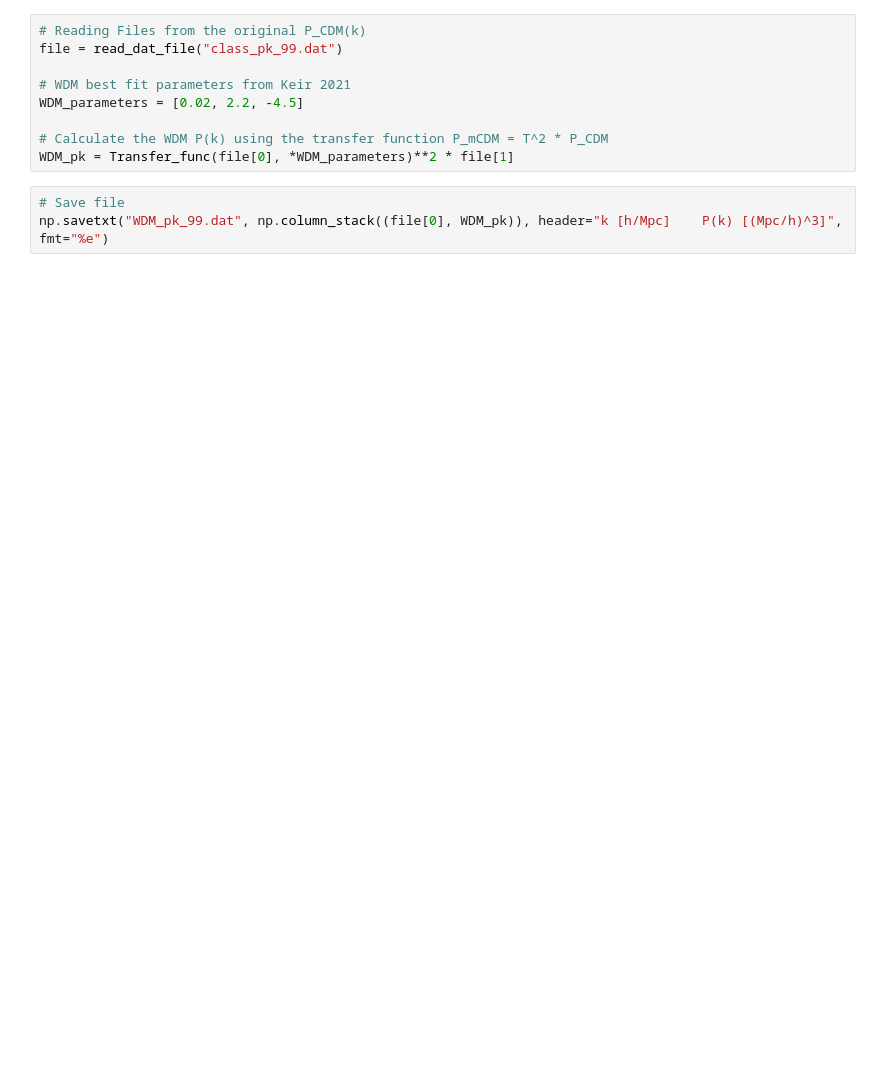
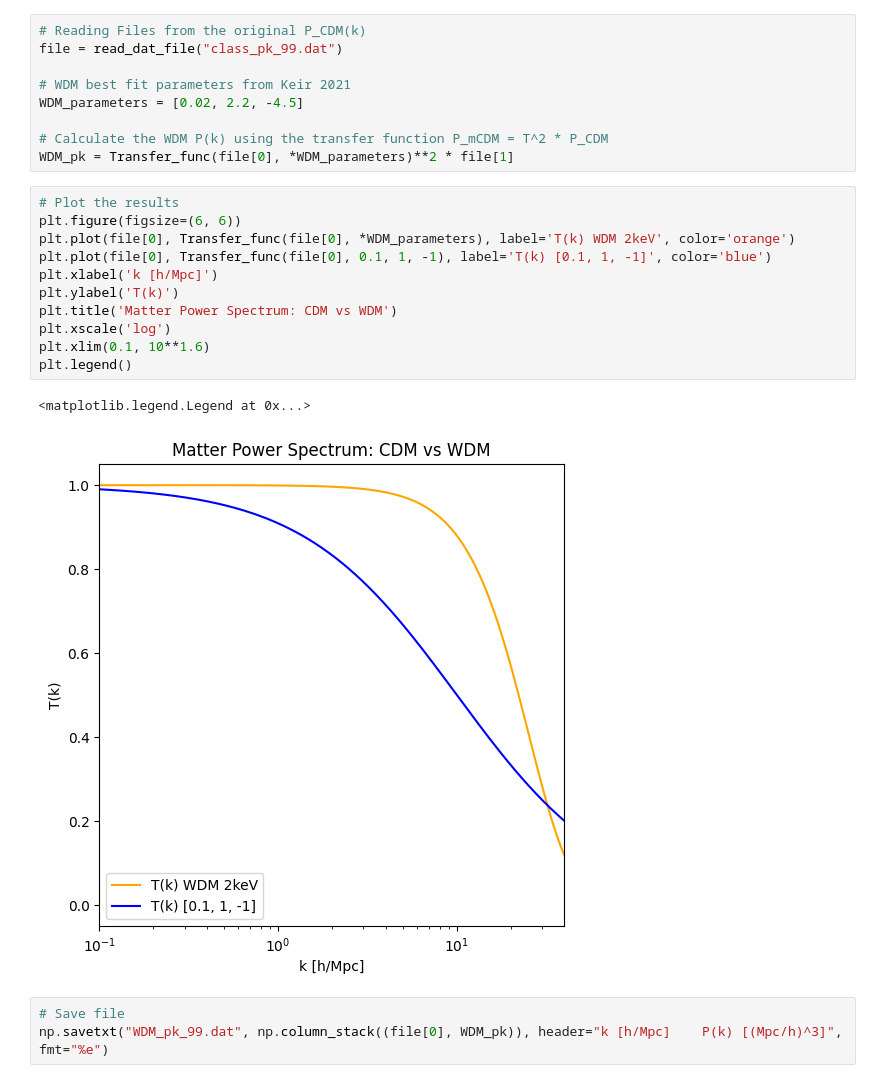
Before and after one commit to willsonho2000/MP-Gadget, a Jupyter notebook: runs/pk_tk_generate.ipynb, the cells around one changed output. Drawn from its saved outputs; the diff is of its cells as text; blank space fills up the shorter version.

```diff
--- a/runs/pk_tk_generate.ipynb
+++ b/runs/pk_tk_generate.ipynb
@@ -27,6 +28,20 @@ WDM_parameters = [0.02, 2.2, -4.5]
 
 # Calculate the WDM P(k) using the transfer function P_mCDM = T^2 * P_CDM
 WDM_pk = Transfer_func(file[0], *WDM_parameters)**2 * file[1]
+# %%
+# Plot the results
+plt.figure(figsize=(6, 6))
+plt.plot(file[0], Transfer_func(file[0], *WDM_parameters), label='T(k) WDM 2keV', color='orange')
+plt.plot(file[0], Transfer_func(file[0], 0.1, 1, -1), label='T(k) [0.1, 1, -1]', color='blue')
+plt.xlabel('k [h/Mpc]')
+plt.ylabel('T(k)')
+plt.title('Matter Power Spectrum: CDM vs WDM')
+plt.xscale('log')
+plt.xlim(0.1, 10**1.6)
+plt.legend()
+# %% [output]
+<matplotlib.legend.Legend at 0x...>
+[figure, added]
 # %%
 # Save file
 np.savetxt("WDM_pk_99.dat", np.column_stack((file[0], WDM_pk)), header="k [h/Mpc]    P(k) [(Mpc/h)^3]", fmt="%e")
```
Also changed, not shown: parts of 1 cell of this notebook, 1 other file.
